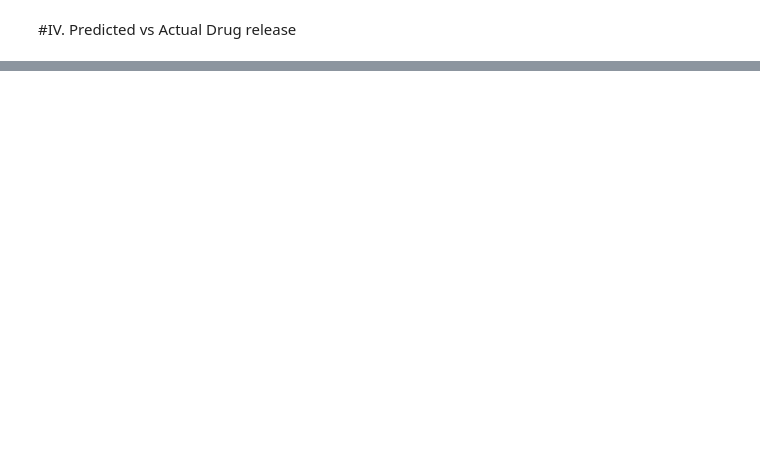
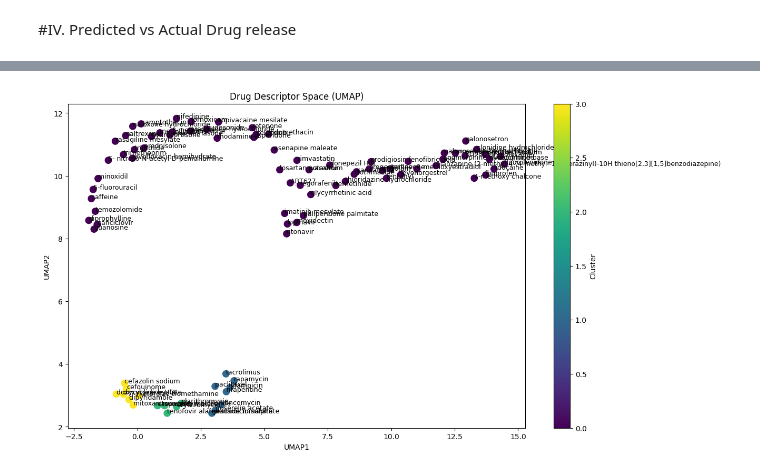
Before and after one commit to semmatoninn/PLGA-Microparticles-Drug-Release, a Jupyter notebook: PLGAmicroparticle.ipynb, the cells around one changed output, grey strips where cells are left out. Saved outputs shown, nothing was run; the diff lists cells and outputs as text; code cells hidden in the pictures; blank space fills up the shorter version.

```diff
--- a/PLGAmicroparticle.ipynb
+++ b/PLGAmicroparticle.ipynb
@@ -1141,0 +1295,11 @@ df[df["Formulation Index"] == 123][["Drug"]]
+# %%
+import hdbscan
+
+clusterer = hdbscan.HDBSCAN(
+    min_cluster_size=3,
+    metric="euclidean"
+)
+
+drug_df["Cluster"] = clusterer.fit_predict(drug_embedding)
+
+print(drug_df[["Drug","Cluster"]])
@@ -1141,0 +1324,25 @@ df[df["Formulation Index"] == 123][["Drug"]]
+# %%
+import matplotlib.pyplot as plt
+
+plt.figure(figsize=(14,8))
+
+scatter = plt.scatter(
+    drug_df["UMAP1"],
+    drug_df["UMAP2"],
+    c=drug_df["Cluster"],
+    cmap="viridis",
+    s=80
+)
+
+for i, txt in enumerate(drug_df["Drug"]):
+    plt.annotate(txt,
+                 (drug_df["UMAP1"][i], drug_df["UMAP2"][i]),
+                 fontsize=9)
+
+plt.title("Drug Descriptor Space (UMAP)")
+plt.xlabel("UMAP1")
+plt.ylabel("UMAP2")
+plt.colorbar(scatter, label="Cluster")
+plt.show()
+# %% [output]
+[figure, added]
```
Also changed, not shown: parts of 41 cells of this notebook.
